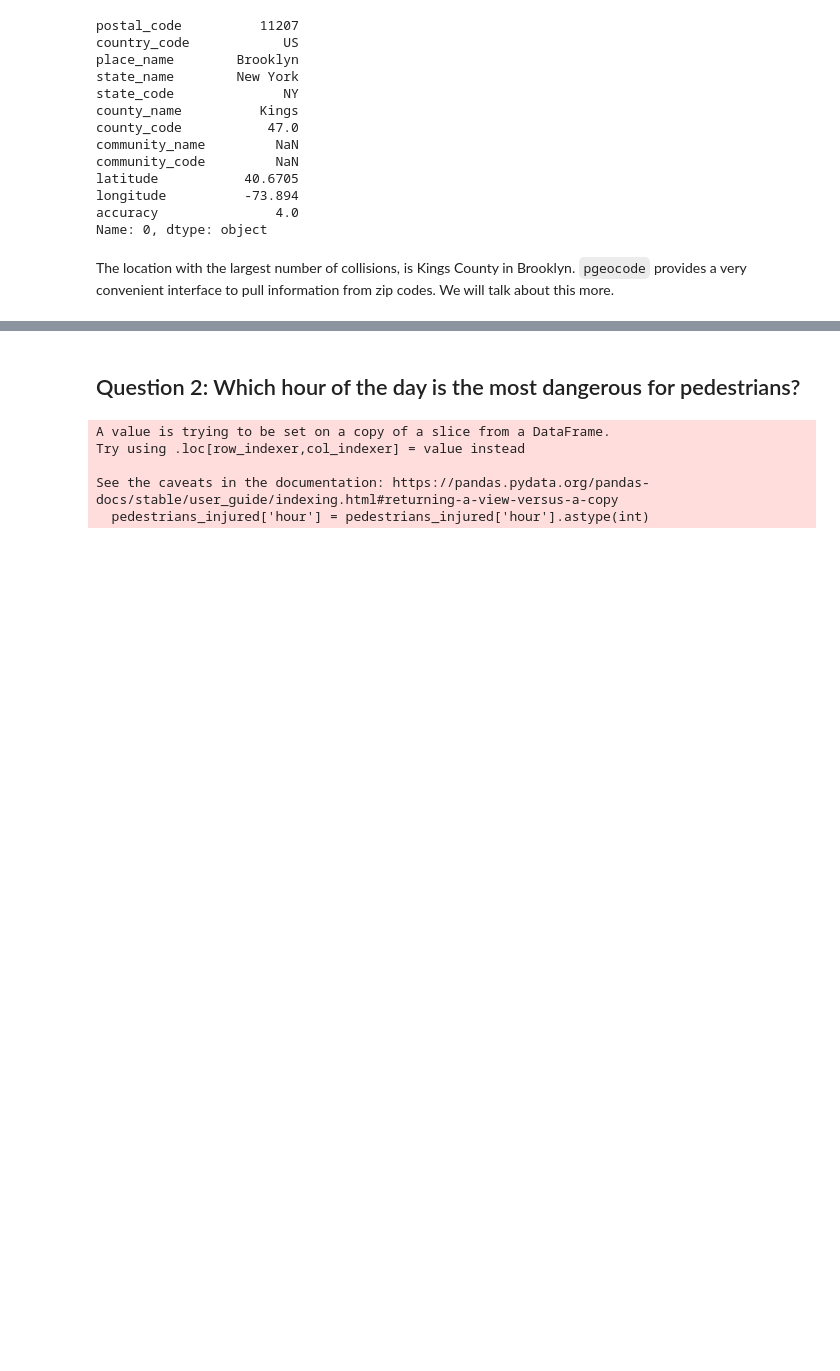
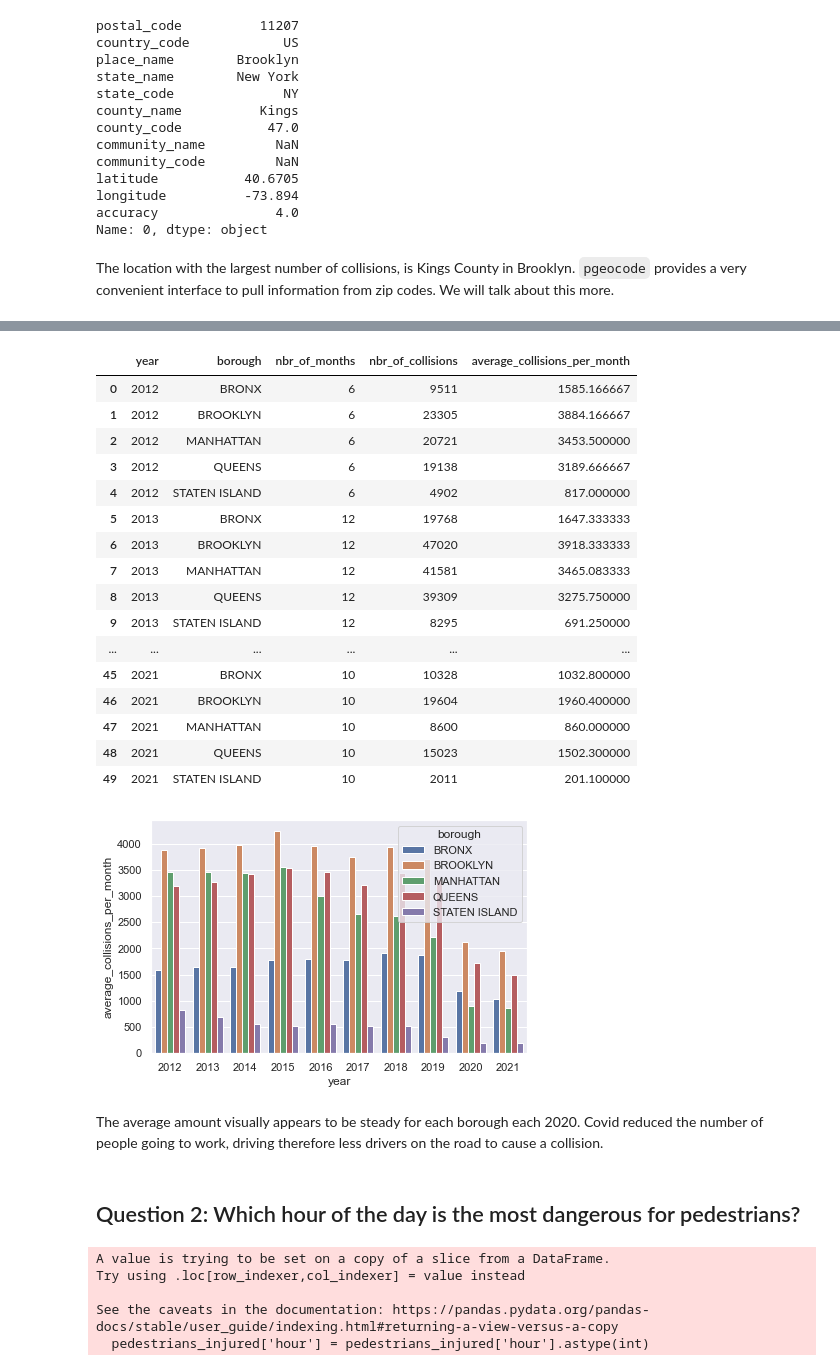
Before and after one commit to jordan-carson/data-engineering-nyc, a Jupyter notebook: src/part2_eda.ipynb, the cells around one changed output, grey strips where cells are left out. Drawn from its saved outputs; the diff is of its cells as text; code cells hidden in the pictures; blank space fills up the shorter version.

```diff
--- a/src/part2_eda.ipynb
+++ b/src/part2_eda.ipynb
@@ -241,3 +407,44 @@ average_per_month_per_bureau
+# %%
+# The below pivot table does not take into account the number of months in the dataset for 2012 and 2021, thus the below is not correct.
+
+# pd.pivot_table(collision_df, index=['borough'], columns=['year'], values=['number'], aggfunc=np.sum).transform(lambda x: x/12)
+
+# finally, putting this all in a function
+
+def calc_question1(data: pd.DataFrame):
+    keep_cols = ['year', 'month', 'borough', 'collision_id']
+    question1 = data[keep_cols].drop_duplicates()
+    question1 = question1.pivot_table(values='collision_id', index=['year', 'month', 'borough'], aggfunc=len).reset_index().rename({'collision_id': 'nbr_of_collisions'}, axis=1)
+    question1.loc[:, 'nbr_of_months'] = (
+    question1.groupby(['year'])['month'].transform('nunique')
+    )
+    agg_question1 = question1.pivot_table(values='nbr_of_collisions', index=['year', 'borough', 'nbr_of_months'], aggfunc=np.sum).reset_index()
+    agg_question1.loc[:, 'average_collisions_per_month'] = agg_question1.loc[:, 'nbr_of_collisions'] / agg_question1.loc[:, 'nbr_of_months']
+    sns.barplot(x="year", y="average_collisions_per_month", data=agg_question1, hue='borough', estimator=sum)
+    # def question1
+    return agg_question1
+calc_question1(collision_df)
+# %% [output]
+|  | year | borough | nbr_of_months | nbr_of_collisions | average_collisions_per_month |
+| 0 | 2012 | BRONX | 6 | 9511 | 1585.166667 |
+| 1 | 2012 | BROOKLYN | 6 | 23305 | 3884.166667 |
+| 2 | 2012 | MANHATTAN | 6 | 20721 | 3453.500000 |
+| 3 | 2012 | QUEENS | 6 | 19138 | 3189.666667 |
+| 4 | 2012 | STATEN ISLAND | 6 | 4902 | 817.000000 |
+| 5 | 2013 | BRONX | 12 | 19768 | 1647.333333 |
+| 6 | 2013 | BROOKLYN | 12 | 47020 | 3918.333333 |
+| 7 | 2013 | MANHATTAN | 12 | 41581 | 3465.083333 |
+| 8 | 2013 | QUEENS | 12 | 39309 | 3275.750000 |
+| 9 | 2013 | STATEN ISLAND | 12 | 8295 | 691.250000 |
+| ... | ... | ... | ... | ... | ... |
+| 45 | 2021 | BRONX | 10 | 10328 | 1032.800000 |
+| 46 | 2021 | BROOKLYN | 10 | 19604 | 1960.400000 |
+| 47 | 2021 | MANHATTAN | 10 | 8600 | 860.000000 |
+| 48 | 2021 | QUEENS | 10 | 15023 | 1502.300000 |
+| 49 | 2021 | STATEN ISLAND | 10 | 2011 | 201.100000 |
+[figure, added]
+# %% [markdown]
+The average amount visually appears to be steady for each borough each 2020. Covid reduced the number of people going to work, driving therefore less drivers on the road to cause a collision.
 # %% [markdown]
 ## Question 2: Which hour of the day is the most dangerous for pedestrians?
 # %%
```
Also changed, not shown: parts of 28 cells of this notebook.
